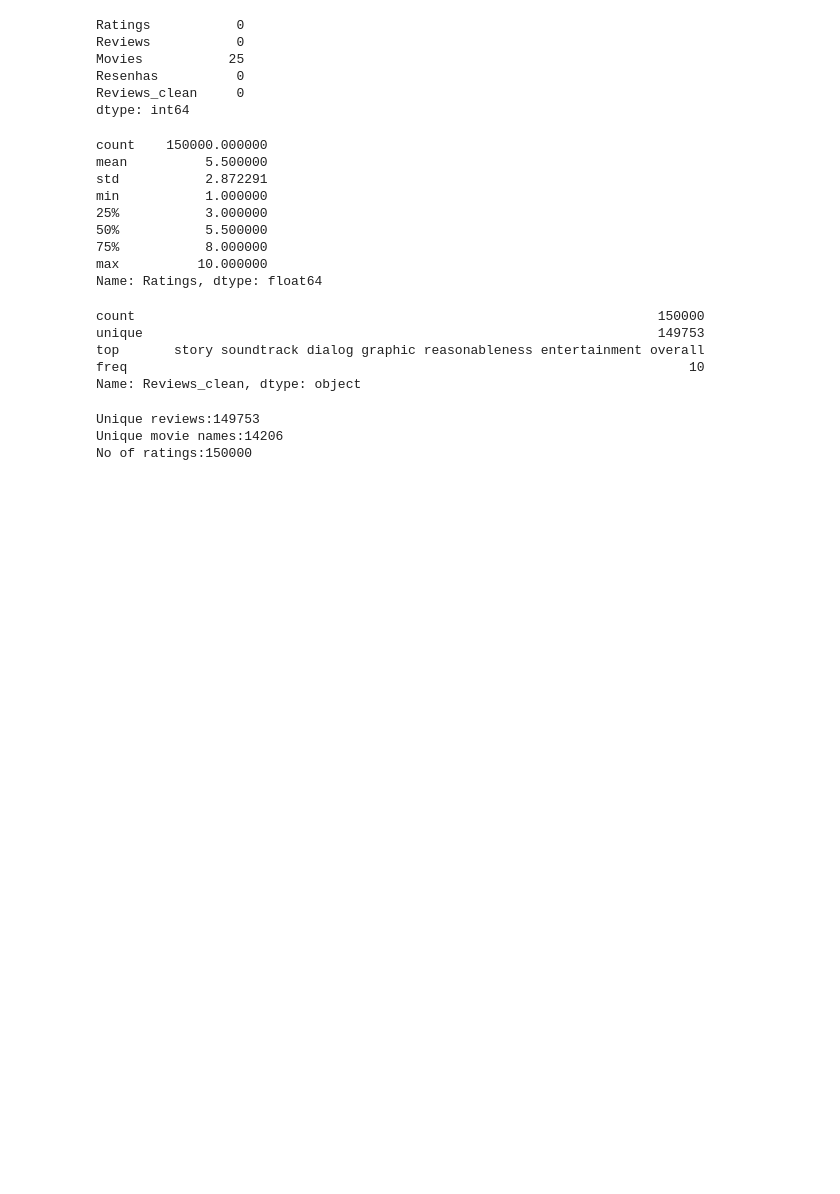
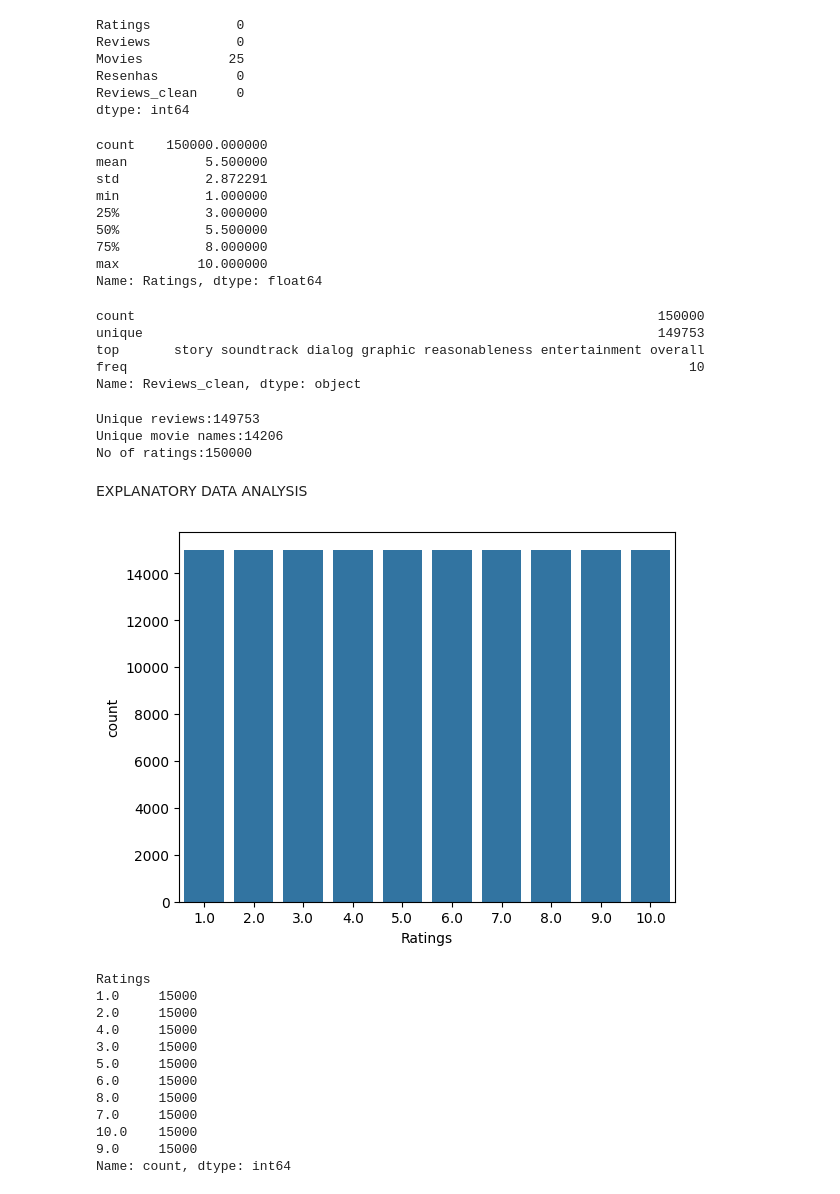
Before and after one commit to BirukM14/sentimental-analysis, a Jupyter notebook: notebook/eda.ipynb, the cells around one changed output. Cells and saved outputs as stored; diff of their text form; code cells hidden in the pictures; blank space fills up the shorter version.

```diff
--- a/notebook/eda.ipynb
+++ b/notebook/eda.ipynb
@@ -249,3 +249,24 @@ print('No of ratings:%s'% df.Ratings.count())
 Unique reviews:149753
 Unique movie names:14206
 No of ratings:150000
+# %% [markdown]
+EXPLANATORY DATA ANALYSIS
+# %%
+#Checking for Class Imbalance
+sns.countplot(x=df['Ratings'])
+plt.show()
+print(df['Ratings'].value_counts())
+# %% [output]
+[figure, added]
+Ratings
+1.0     15000
+2.0     15000
+4.0     15000
+3.0     15000
+5.0     15000
+6.0     15000
+8.0     15000
+7.0     15000
+10.0    15000
+9.0     15000
+Name: count, dtype: int64
```
